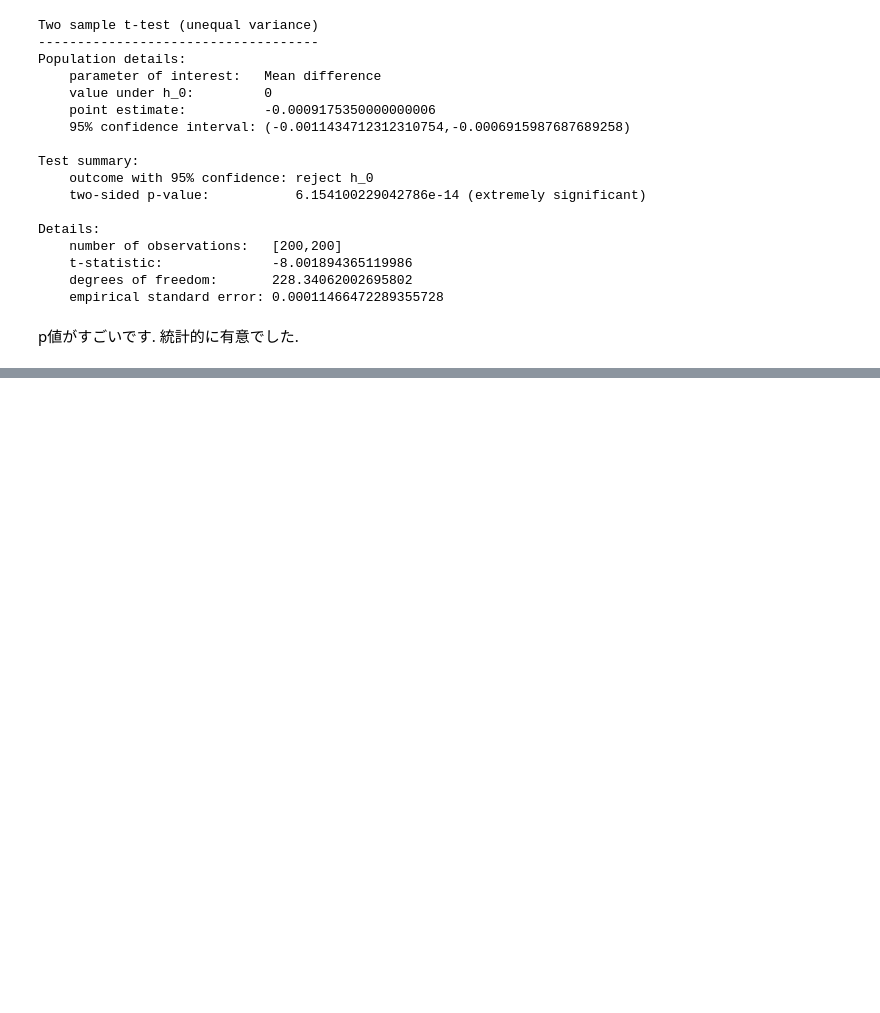
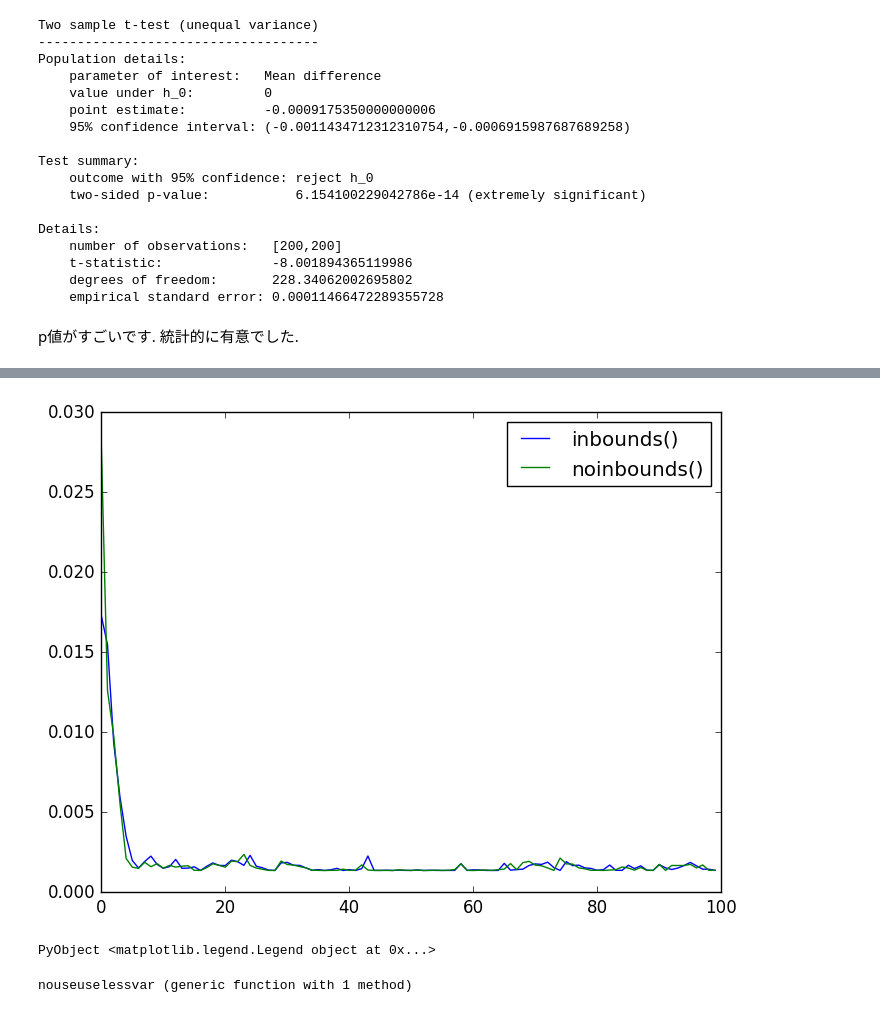
Before and after one commit to nswa17/DA.jl, a Jupyter notebook: DA.ipynb, the cells around one changed output, grey strips where cells are left out. Saved outputs shown, nothing was run; the diff lists cells and outputs as text; code cells hidden in the pictures; blank space fills up the shorter version.

```diff
--- a/DA.ipynb
+++ b/DA.ipynb
@@ -2848,0 +2910,47 @@ p値がすごいです. 統計的に有意でした.
+# %%
+xs = shuffle(collect(1:1000000))
+t1s = []
+t2s = []
+for i in 1:100
+    _, t1, _, _, _ = @timed inbounds(xs)
+    _, t2, _, _, _ = @timed noinbounds(xs)
+    push!(t1s, t1)
+    push!(t2s, t2)
+end
+# %%
+using PyPlot
+plot(t1s, label="inbounds()")
+plot(t2s, label="noinbounds()")
+legend()
+# %% [output]
+[figure, added]
+PyObject <matplotlib.legend.Legend object at 0x...>
+# %%
+function useuselessvar(xs)
+    for x in xs
+        j = x
+        x += j
+    end
+end
+
+function useuselessvar2(xs)
+    for x in xs
+        j::Int = x
+        k::Int = j
+        l::Int = k
+        m::Int = l
+        n::Int = m
+        o::Int = n
+        p::Int = o
+        q::Int = p
+        x += q
+    end
+end
+
+function nouseuselessvar(xs)
+    for x in xs
+        x += x
+    end
+end
+# %% [output]
+nouseuselessvar (generic function with 1 method)
```
Also changed, not shown: parts of 8 cells of this notebook, 9 other files.
